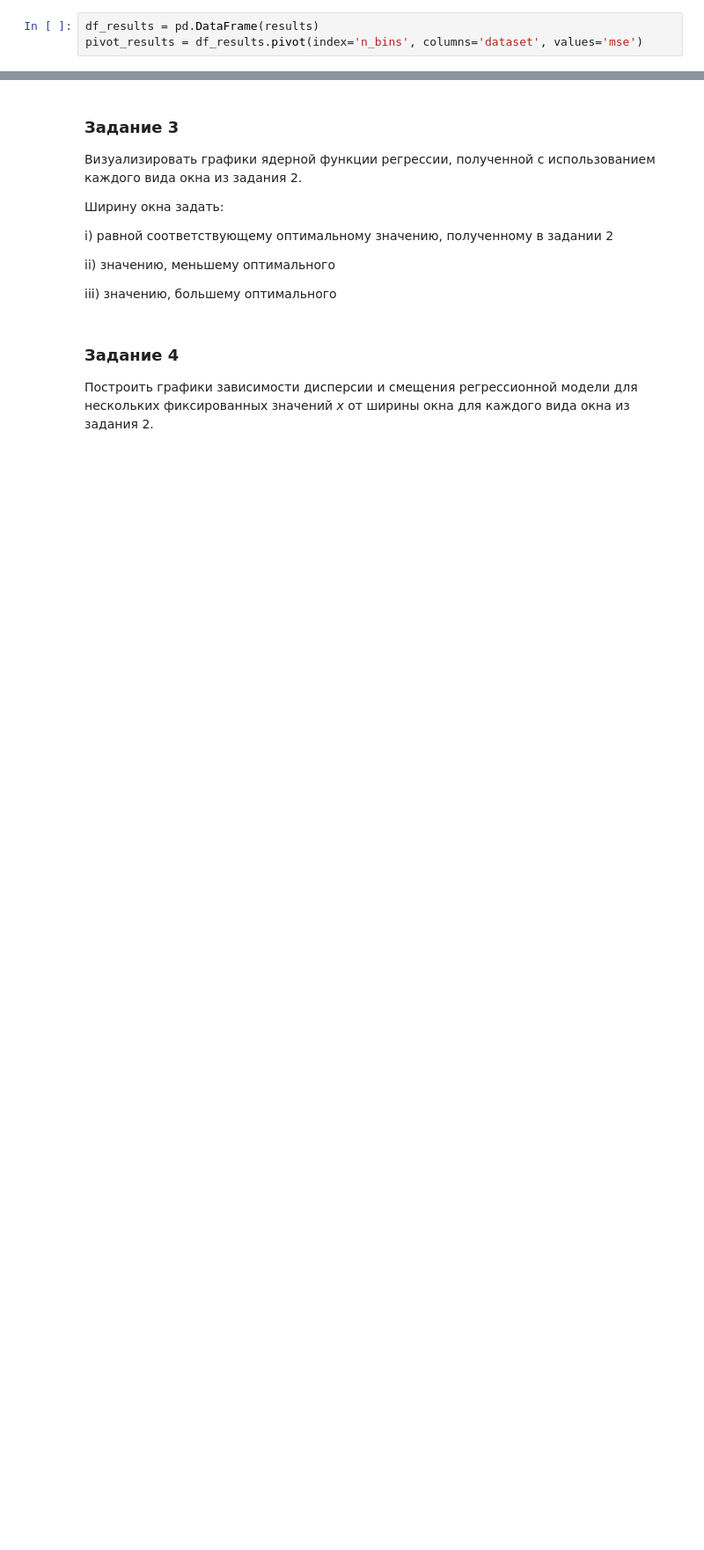
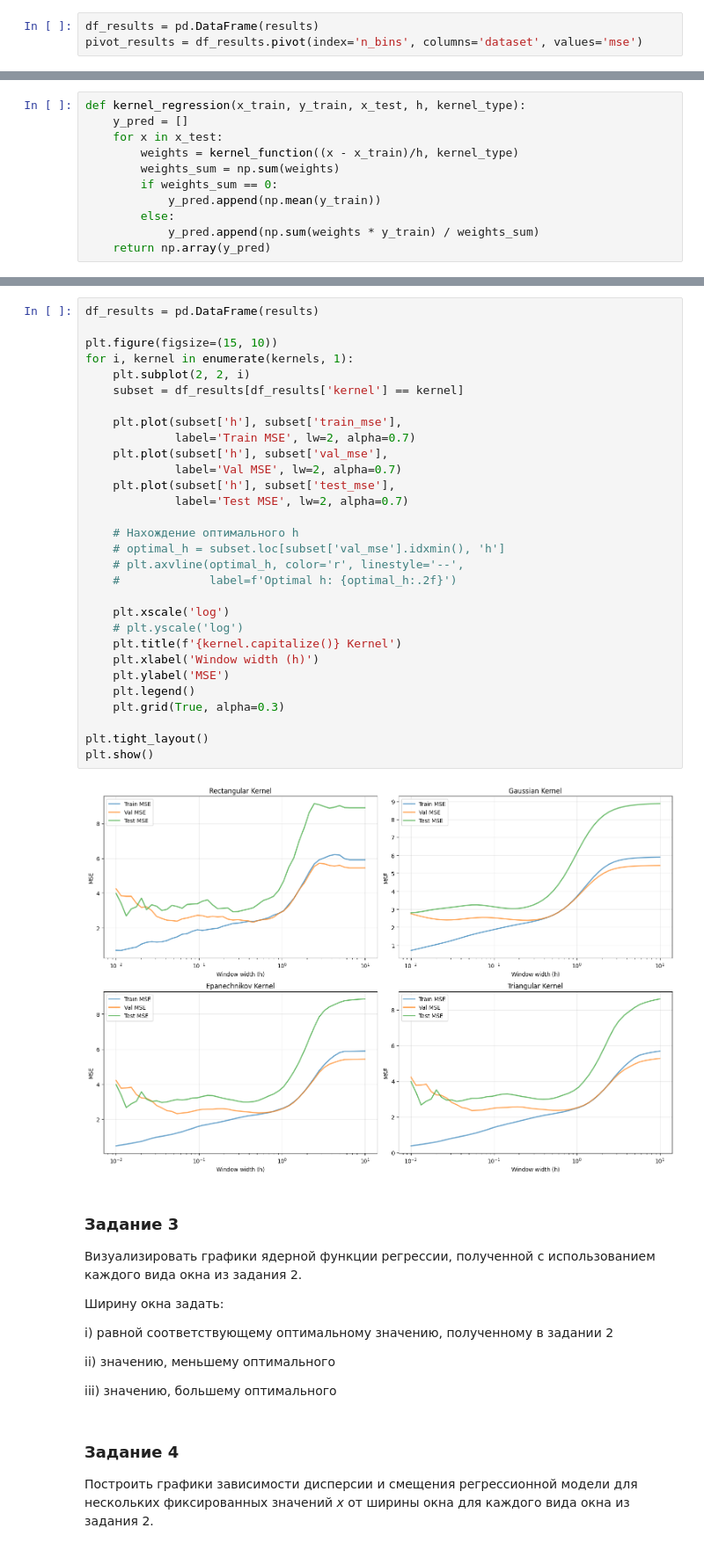
Before and after one commit to nekit2-002/ml-labs, a Jupyter notebook: laba3/laba3.ipynb, the cells around one changed output, grey strips where cells are left out. Shown: that part at 88% size. Saved outputs shown, nothing was run; the diff lists cells and outputs as text; blank space fills up the shorter version.

```diff
--- a/laba3/laba3.ipynb
+++ b/laba3/laba3.ipynb
@@ -234,0 +276,11 @@ plt.show()
+# %%
+def kernel_regression(x_train, y_train, x_test, h, kernel_type):
+    y_pred = []
+    for x in x_test:
+        weights = kernel_function((x - x_train)/h, kernel_type)
+        weights_sum = np.sum(weights)
+        if weights_sum == 0:
+            y_pred.append(np.mean(y_train))
+        else:
+            y_pred.append(np.sum(weights * y_train) / weights_sum)
+    return np.array(y_pred)
@@ -235,3 +328,35 @@ plt.show()
+# %%
+df_results = pd.DataFrame(results)
+
+plt.figure(figsize=(15, 10))
+for i, kernel in enumerate(kernels, 1):
+    plt.subplot(2, 2, i)
+    subset = df_results[df_results['kernel'] == kernel]
+
+    plt.plot(subset['h'], subset['train_mse'],
+             label='Train MSE', lw=2, alpha=0.7)
+    plt.plot(subset['h'], subset['val_mse'],
+             label='Val MSE', lw=2, alpha=0.7)
+    plt.plot(subset['h'], subset['test_mse'],
+             label='Test MSE', lw=2, alpha=0.7)
+
+    # Нахождение оптимального h
+    # optimal_h = subset.loc[subset['val_mse'].idxmin(), 'h']
+    # plt.axvline(optimal_h, color='r', linestyle='--',
+    #             label=f'Optimal h: {optimal_h:.2f}')
+
+    plt.xscale('log')
+    # plt.yscale('log')
+    plt.title(f'{kernel.capitalize()} Kernel')
+    plt.xlabel('Window width (h)')
+    plt.ylabel('MSE')
+    plt.legend()
+    plt.grid(True, alpha=0.3)
+
+plt.tight_layout()
+plt.show()
+# %% [output]
+[figure, added]
 # %% [markdown]
 ### Задание 3
 Визуализировать графики ядерной функции регрессии, полученной с использованием каждого вида окна из задания 2.
```
Also changed, not shown: parts of 6 cells of this notebook.
